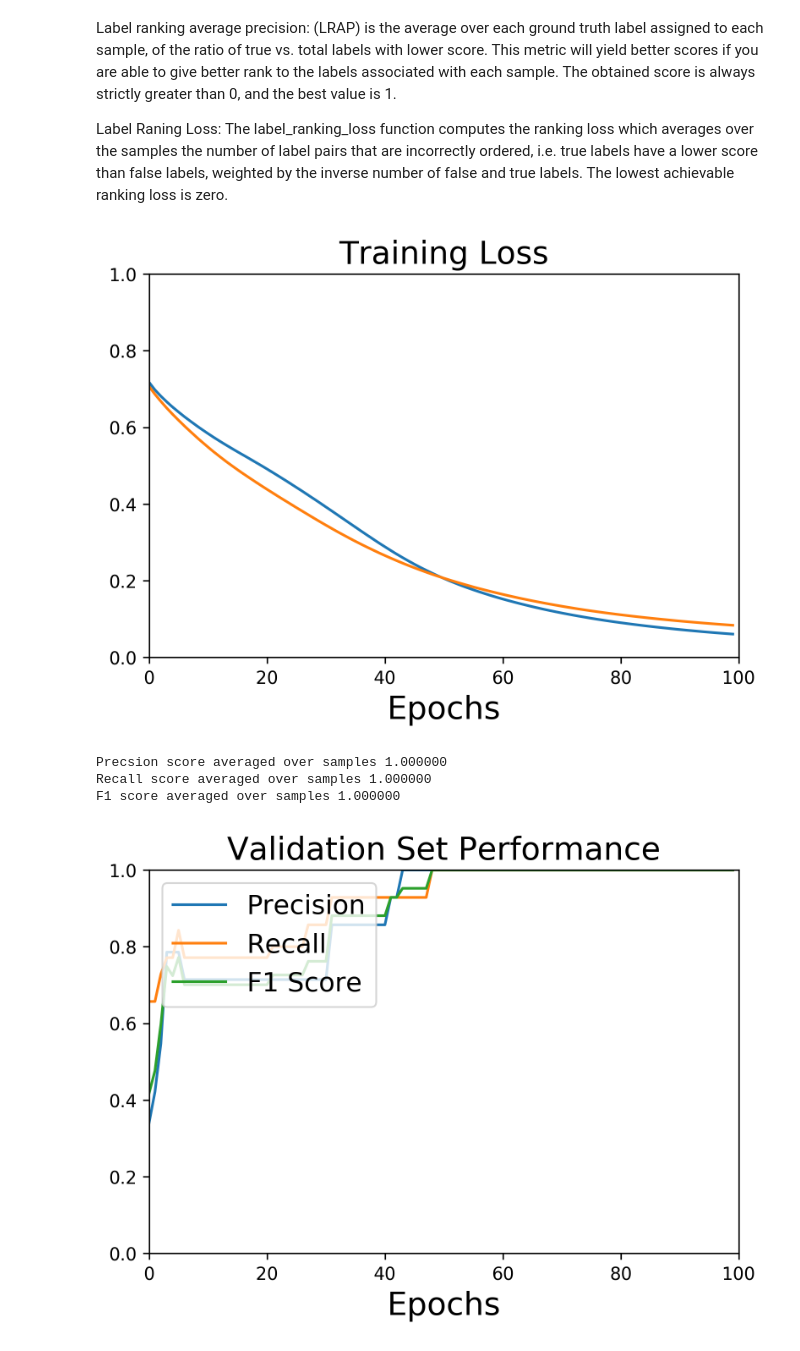
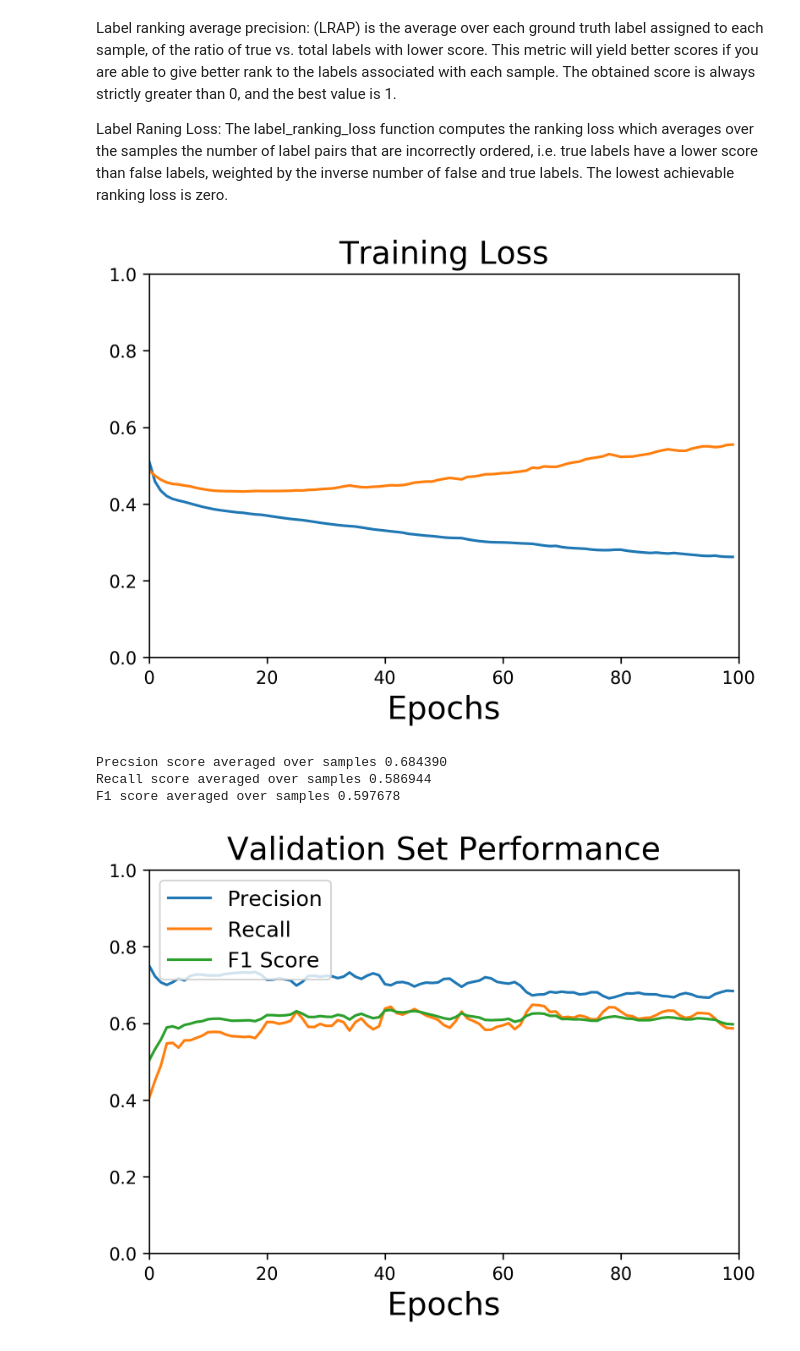
Before and after one commit to rivas-lab/FasTag, a Jupyter notebook: LSTMNotebook.ipynb, the cells around one changed output. Drawn from its saved outputs; the diff is of its cells as text; code cells hidden in the pictures.

```diff
--- a/LSTMNotebook.ipynb
+++ b/LSTMNotebook.ipynb
@@ -35,10 +35,10 @@ logging.basicConfig(format='%(levelname)s:%(message)s', level=logging.DEBUG)
 # %% [markdown]
 ## File Paths
 # %%
-# data_train = "data/icd9NotesDataTable_train.csv"
-# data_valid = "data/icd9NotesDataTable_valid.csv"
-data_train = "data/smallIcd9NotesDataTable_train.csv"
-data_valid = "data/smallIcd9NotesDataTable_valid.csv"
+data_train = "data/icd9NotesDataTable_train.csv"
+data_valid = "data/icd9NotesDataTable_valid.csv"
+# data_train = "data/smallIcd9NotesDataTable_train.csv"
+# data_valid = "data/smallIcd9NotesDataTable_valid.csv"
 vocab = "src/taggerSystem/data_hw3_delete/vocab.txt"
 wordVecs = "src/taggerSystem/data_hw3_delete/wordVectors.txt"
 output_path = 'results/{}/{:%Y%m%d_%H%M%S}/".format(self.cell, datetime.now())'
@@ -48,7 +48,7 @@ END_TOKEN = "</s>"
 NUM = "NNNUMMM"
 UNK = "UUUNKKK"
 EMBED_SIZE = 50
-maxAllowedNoteLength = 750
+maxAllowedNoteLength = 500
 # %% [markdown]
 ## Extract Data and Word Embeddings
 You'll probably only need to work with xDev, yDev and xTrain, yTrain. The X matrices hold all word IDs in the order they appear in the note. yDev is a matrix of indicator vectors for icd9 presence
@@ -113,7 +122,7 @@ yTrain shape: nObs = 7, nClasses = 6
 # %%
 learning_rate = 0.001
 training_epochs = 100
-batch_size = 2
+batch_size = 256
 total_batches = (xTrain.shape[0]//batch_size)
 print('Total number of batches per epoch %d'%(total_batches))
 n_input = 1
@@ -484,7 +461,7 @@ plt.title('Training Loss', fontsize = 18)
 plt.xlabel('Epochs', fontsize = 18)
 plt.show()
 # %% [output]
-[figure, old version]
+[figure, new version]
 # %%
 nEpochs = preds.shape[0]
 prec = metrics.precision_score(y_pred = preds[nEpochs-1,:,:], y_true= yDev, average = 'samples')
@@ -494,24 +471,24 @@ print('Precsion score averaged over samples %3f'%(prec))
 print('Recall score averaged over samples %3f'%(rec))
 print('F1 score averaged over samples %3f'%(f1))
 # %% [output]
-Precsion score averaged over samples 1.000000
-Recall score averaged over samples 1.000000
-F1 score averaged over samples 1.000000
+Precsion score averaged over samples 0.684390
+Recall score averaged over samples 0.586944
+F1 score averaged over samples 0.597678
 # %%
 fig = plt.figure(dpi = 300)
 x = range(preds.shape[0])
 plt.plot(x, precOverEpoch)
 plt.plot(x, recOverEpoch)
 plt.plot(x, f1OverEpoch)
 plt.axis([0, nEpochs, 0, 1.0])
 
-plt.legend(['Precision', 'Recall', 'F1 Score'], loc='upper left', fontsize = 15)
+plt.legend(['Precision', 'Recall', 'F1 Score'], loc='upper left', fontsize = 12)
 plt.title('Validation Set Performance', fontsize = 18)
 plt.xlabel('Epochs', fontsize = 18)
 plt.show()
 # fig.savefig('src/plotting/resultPlotting/performance.png')
 # %% [output]
-[figure, old version]
+[figure, new version]
 # %%
 fig = plt.figure(dpi = 300)
 x = range(preds.shape[0])
```
Also changed, not shown: parts of 11 cells of this notebook, 1 other file.
